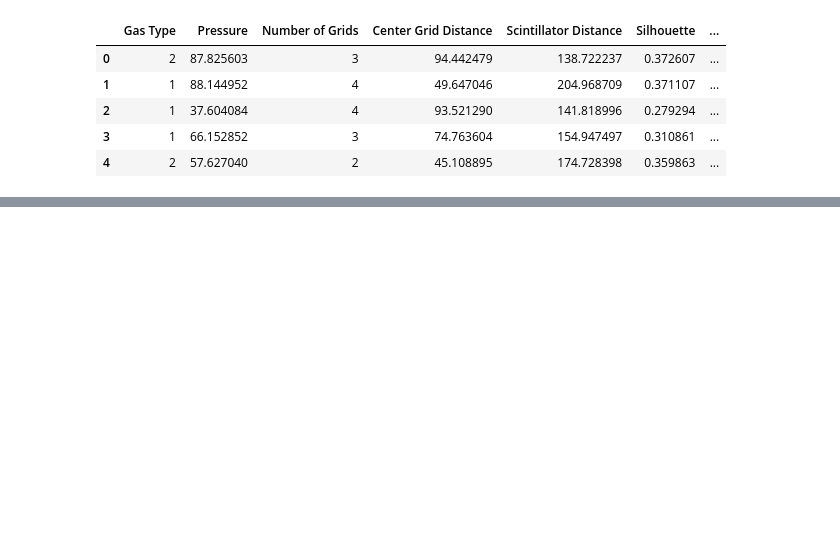
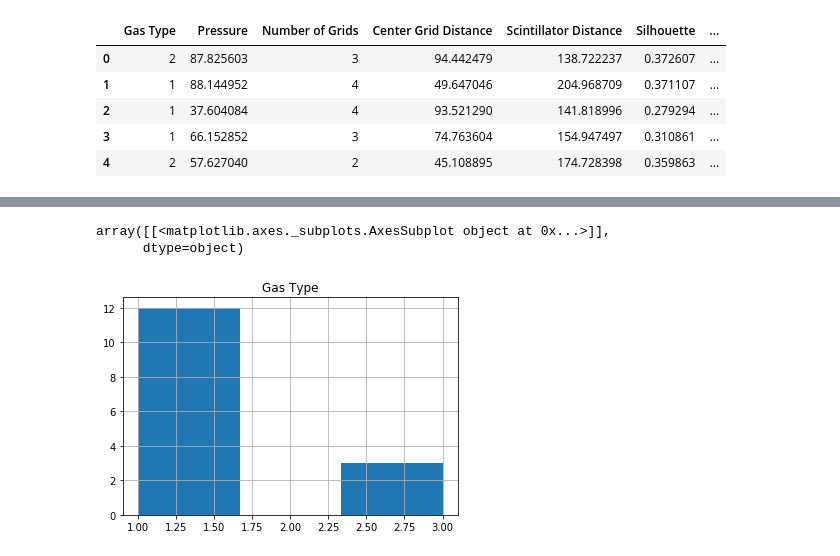
Before and after one commit to joshhooker/icSimulation, a Jupyter notebook: bayesian_optimization/exploreData.ipynb, the cells around one changed output, grey strips where cells are left out. Saved outputs shown, nothing was run; the diff lists cells and outputs as text; code cells hidden in the pictures; blank space fills up the shorter version.

```diff
--- a/bayesian_optimization/exploreData.ipynb
+++ b/bayesian_optimization/exploreData.ipynb
@@ -48,0 +50,11 @@ round3Data.plot.scatter(x='Efficiency', y='Silhouette')
+# %%
+topEfficiency = roundData[roundData['Efficiency'] > 0.6]
+# %%
+topEfficiency = topEfficiency.sort_values(by=['Score'], ascending=False)
+top15 = topEfficiency.head(15)
+# %%
+top15.hist('Gas Type', bins=3)
+# %% [output]
+array([[<matplotlib.axes._subplots.AxesSubplot object at 0x...>]],
+      dtype=object)
+[figure, added]
```
Also changed, not shown: parts of 13 cells of this notebook.
